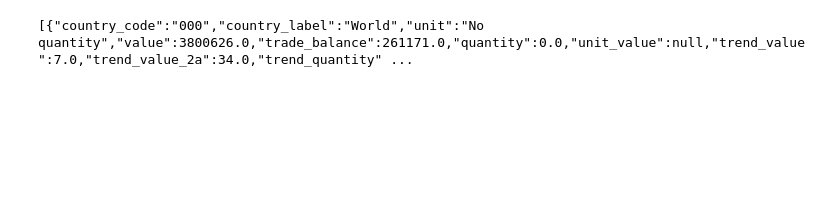
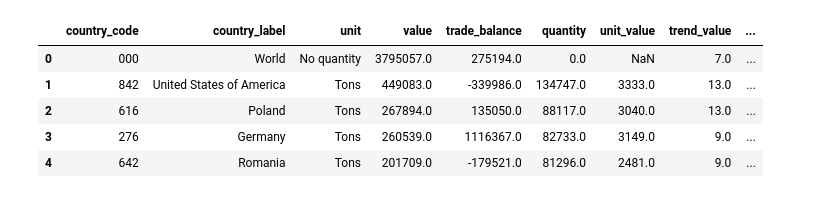
Before and after one commit to rodrigobercini/exporta_rs, a Jupyter notebook: importers.ipynb, the cells around one changed output. Saved outputs shown, nothing was run; the diff lists cells and outputs as text; code cells hidden in the pictures; blank space fills up the shorter version.

```diff
--- a/importers.ipynb
+++ b/importers.ipynb
@@ -9,25 +7,31 @@ BRAZIL_CODE = '076'
 # %%
 import requests
 
 url = "https://m.trademap.org/api/ByCountry"
 
 payload = "{\"language_code\":\"en\",\"trade_type\":\"I\",\"product_type\":6,\"product_code\":\"391620\",\"sort_expression\":\"value desc\"}"
 headers = {
   'Accept': 'application/json, text/plain, */*',
   'Accept-Language': 'en-US,en;q=0.6',
   'Connection': 'keep-alive',
   'Content-Type': 'application/json;charset=UTF-8',
   'Origin': 'https://m.trademap.org',
   'Referer': 'https://m.trademap.org/',
   'Sec-Fetch-Dest': 'empty',
   'Sec-Fetch-Mode': 'cors',
   'Sec-Fetch-Site': 'same-origin',
   'Sec-GPC': '1',
   'User-Agent': 'Mozilla/5.0 (Windows NT 10.0; Win64; x64) AppleWebKit/537.36 (KHTML, like Gecko) Chrome/110.0.0.0 Safari/537.36'
 }
 
-response = requests.request("POST", url, headers=headers, data=payload)
+response = requests.request("POST", url, headers=headers, data=payload, verify=False)
 
-print(response.text)
+top_importers = pd.DataFrame.from_dict(response.json())
+top_importers.head()
 # %% [output]
-[{"country_code":"000","country_label":"World","unit":"No quantity","value":3800626.0,"trade_balance":261171.0,"quantity":0.0,"unit_value":null,"trend_value":7.0,"trend_value_2a":34.0,"trend_quantity" ...
+|  | country_code | country_label | unit | value | trade_balance | quantity | unit_value | trend_value | ... |
+| 0 | 000 | World | No quantity | 3795057.0 | 275194.0 | 0.0 | NaN | 7.0 | ... |
+| 1 | 842 | United States of America | Tons | 449083.0 | -339986.0 | 134747.0 | 3333.0 | 13.0 | ... |
+| 2 | 616 | Poland | Tons | 267894.0 | 135050.0 | 88117.0 | 3040.0 | 13.0 | ... |
+| 3 | 276 | Germany | Tons | 260539.0 | 1116367.0 | 82733.0 | 3149.0 | 9.0 | ... |
+| 4 | 642 | Romania | Tons | 201709.0 | -179521.0 | 81296.0 | 2481.0 | 9.0 | ... |
```
Also changed, not shown: parts of 24 cells of this notebook.
